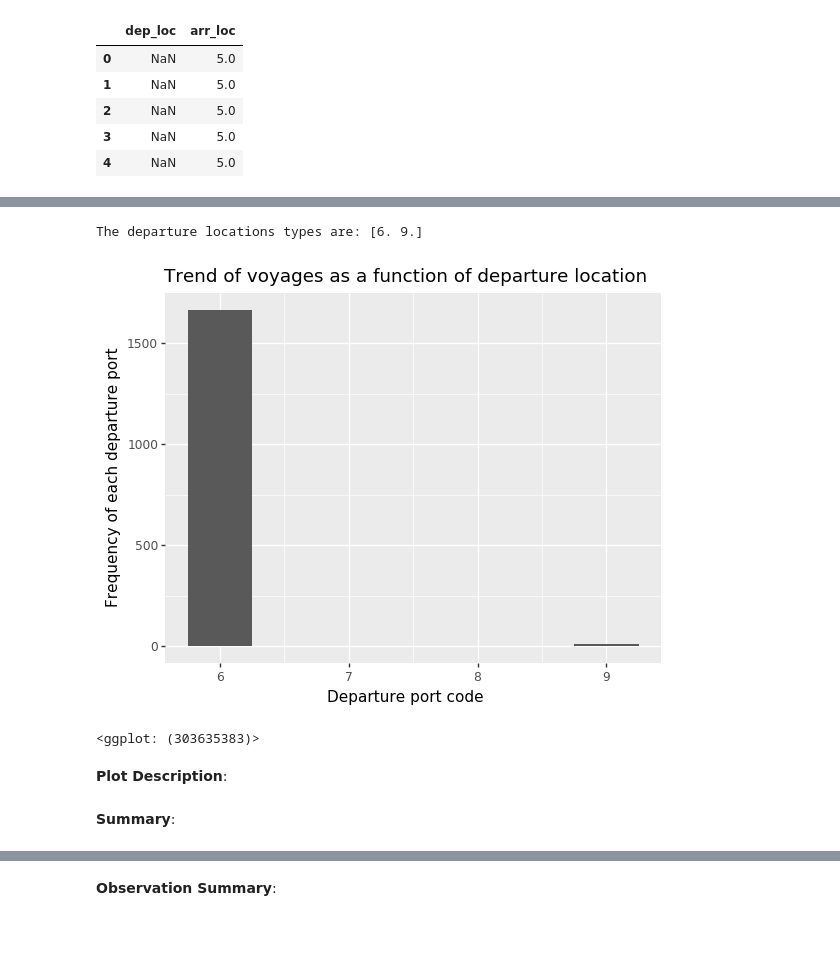
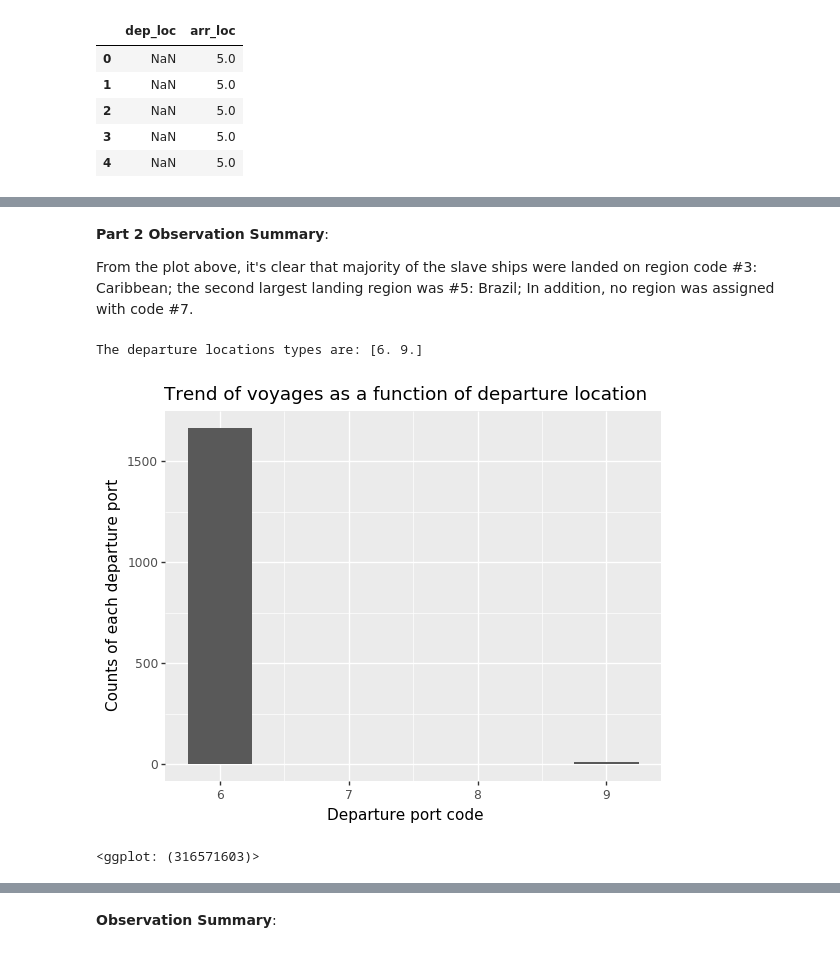
Before and after one commit to Chenghan-Sun/DS-Projects, a Jupyter notebook: 220_midterm/midterm.ipynb, the cells around one changed output, grey strips where cells are left out. Drawn from its saved outputs; the diff is of its cells as text; code cells hidden in the pictures.

```diff
--- a/220_midterm/midterm.ipynb
+++ b/220_midterm/midterm.ipynb
@@ -599,19 +695,19 @@ The arrival locations types are: [5. 3. 2. 4. 6. 1. 8.]
+# %% [markdown]
+**Part 2 Observation Summary**:
+
+From the plot above, it's clear that majority of the slave ships were landed on region code #3: Caribbean; the second largest landing region was #5: Brazil; In addition, no region was assigned with code #7.
 # %%
 # Part 3
 df_tast_6_dep = df_tast_6[df_tast_6['dep_loc'].notna()]  # get arrival data
 dep_loc = df_tast_6_dep['dep_loc'].unique()
 print(f'The departure locations types are: {dep_loc}')
 
 (ggplot(df_tast_6_dep, aes('dep_loc'))
  + geom_histogram(binwidth=0.5)
- + labs(x='Departure port code', y='Frequency of each departure port')
+ + labs(x='Departure port code', y='Counts of each departure port')
  + ggtitle('Trend of voyages as a function of departure location')
 )
 # %% [output]
 The departure locations types are: [6. 9.]
-[figure, old version]
+[figure, new version]
-<ggplot: (303635383)>
+<ggplot: (316571603)>
-# %% [markdown]
-**Plot Description**:
-# %% [markdown]
-**Summary**:
```
Also changed, not shown: parts of 22 cells of this notebook.
